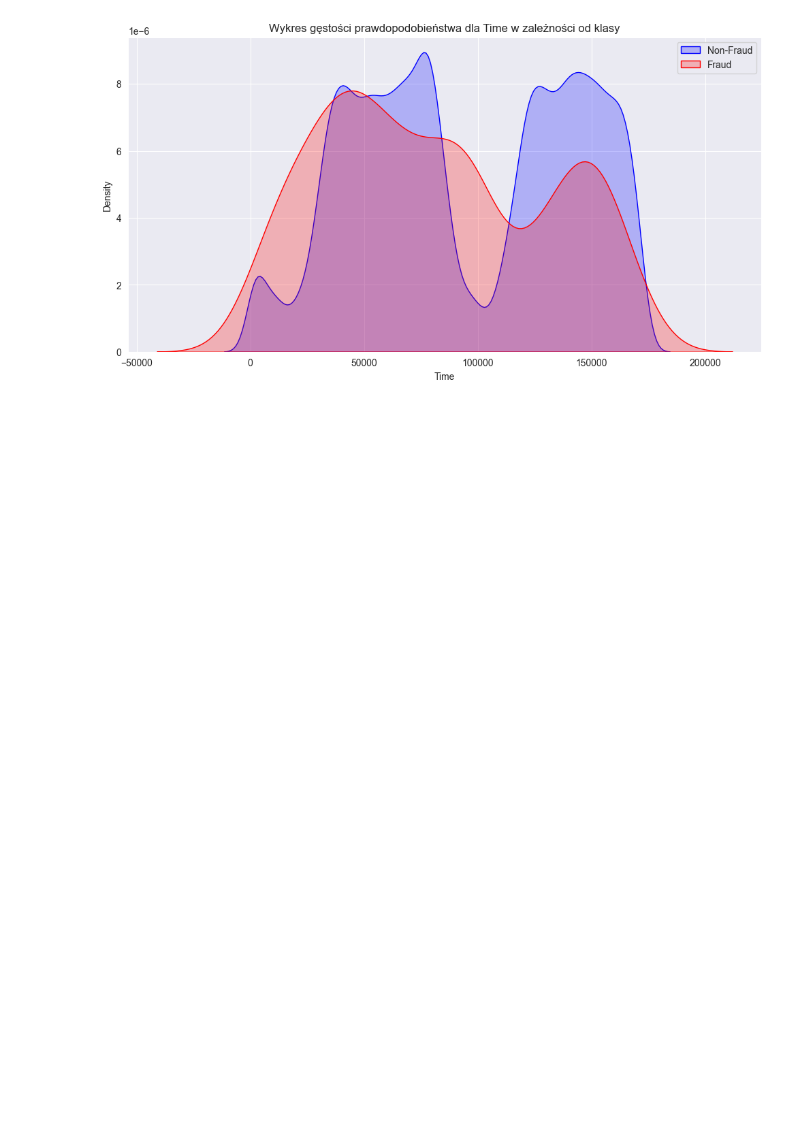
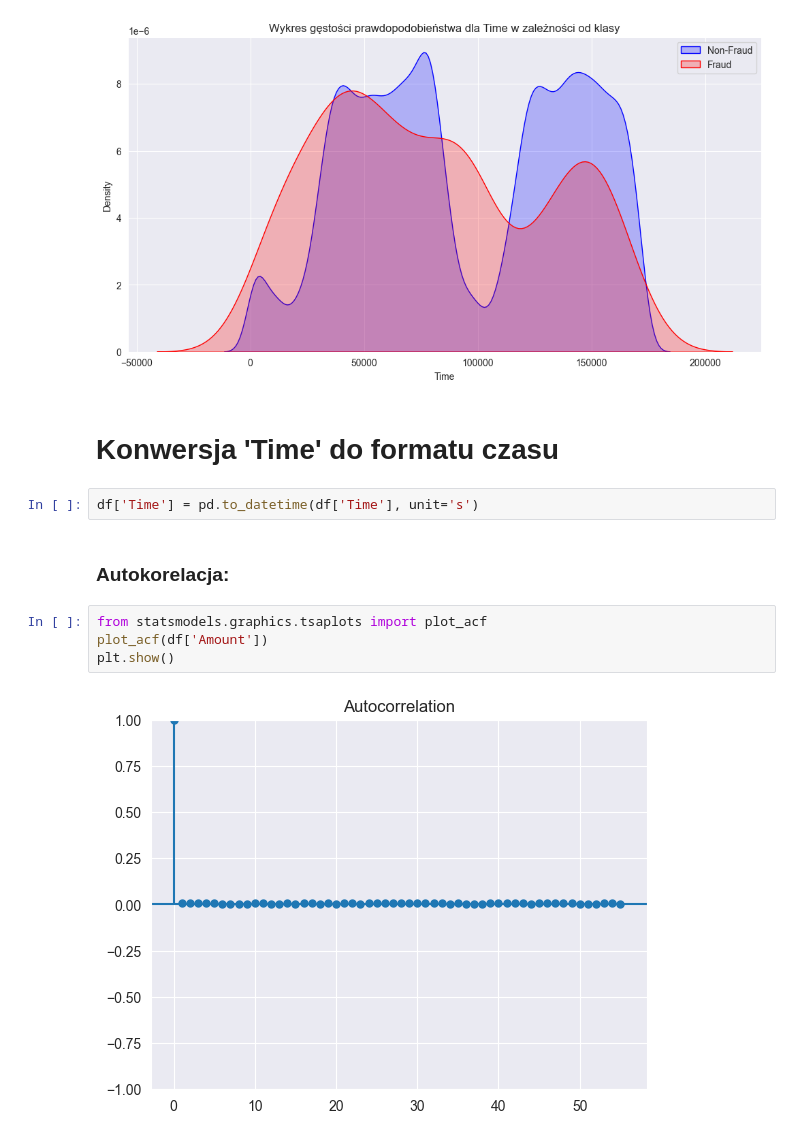
Before and after one commit to Kondziul/Fraud_Detection_ML, a Jupyter notebook: WDUM_Project_Fraud.ipynb, the cells around one changed output. Drawn from its saved outputs; the diff is of its cells as text; blank space fills up the shorter version.

```diff
--- a/WDUM_Project_Fraud.ipynb
+++ b/WDUM_Project_Fraud.ipynb
@@ -178,3 +192,15 @@ plt.legend()
 plt.show()
 # %% [output]
 [figure]
+# %% [markdown]
+# Konwersja 'Time' do formatu czasu
+# %%
+df['Time'] = pd.to_datetime(df['Time'], unit='s')
+# %% [markdown]
+### Autokorelacja:
+# %%
+from statsmodels.graphics.tsaplots import plot_acf
+plot_acf(df['Amount'])
+plt.show()
+# %% [output]
+[figure, added]
```
Also changed, not shown: parts of 3 cells of this notebook.
